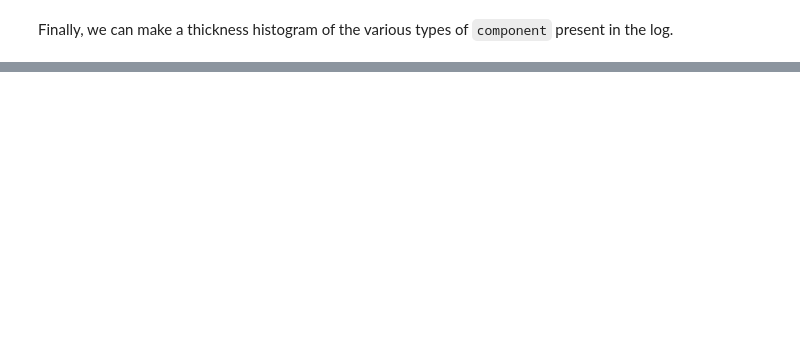
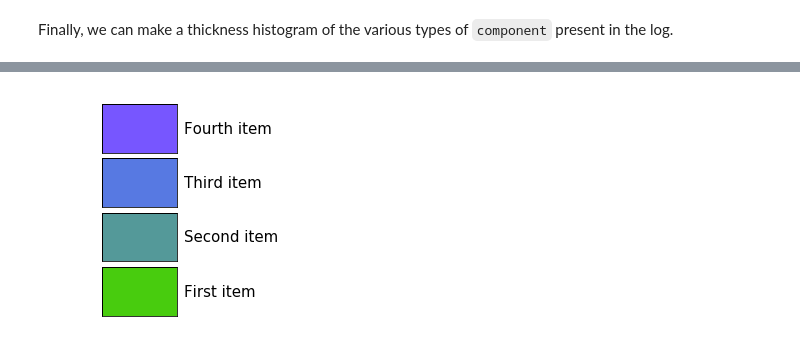
Before and after one commit to agilescientific/striplog, a Jupyter notebook: tutorial/Striplog_with_a_binary_flag.ipynb, the cells around one changed output, grey strips where cells are left out. Drawn from its saved outputs; the diff is of its cells as text; code cells hidden in the pictures; blank space fills up the shorter version.

```diff
--- a/tutorial/Striplog_with_a_binary_flag.ipynb
+++ b/tutorial/Striplog_with_a_binary_flag.ipynb
@@ -374,0 +431,15 @@ n, ents, ax = s.hist(legend=legend)
+# %%
+fig, ax = plt.subplots()
+
+height = width = (0.9 / len(legend))
+h_incr = 1 / len(legend)
+left_pos = 0.1
+bot_pos = 0.0
+for decor in legend:
+    cax = add_subplot_axes(ax, [left_pos, bot_pos, width, height])
+    cax = decor.plot(ax=cax)
+    bot_pos += h_incr
+ax.axis('off')
+plt.show()
+# %% [output]
+[figure, added]
```
Also changed, not shown: parts of 32 cells of this notebook, 19 other files.
